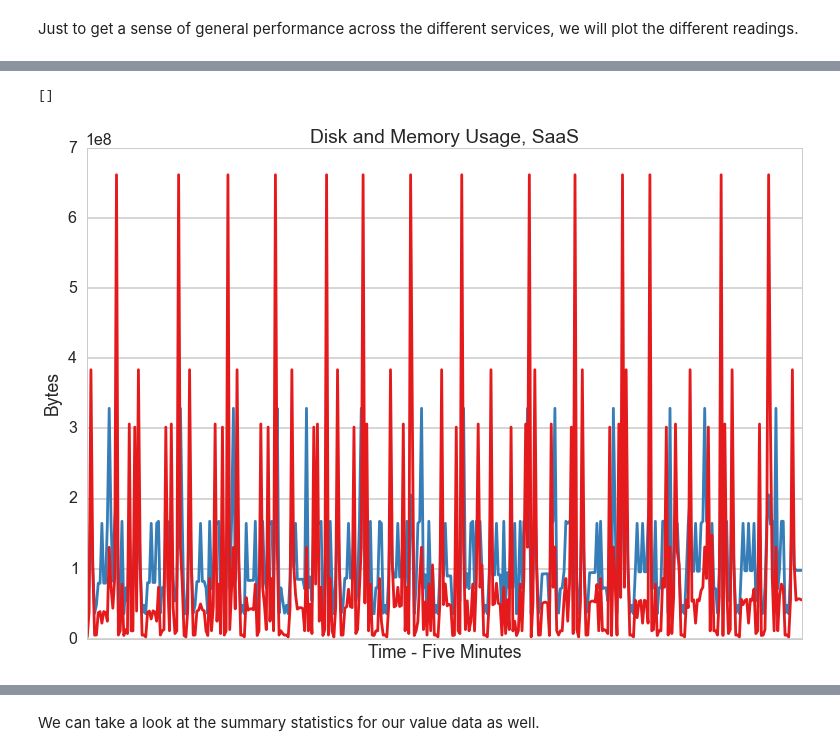
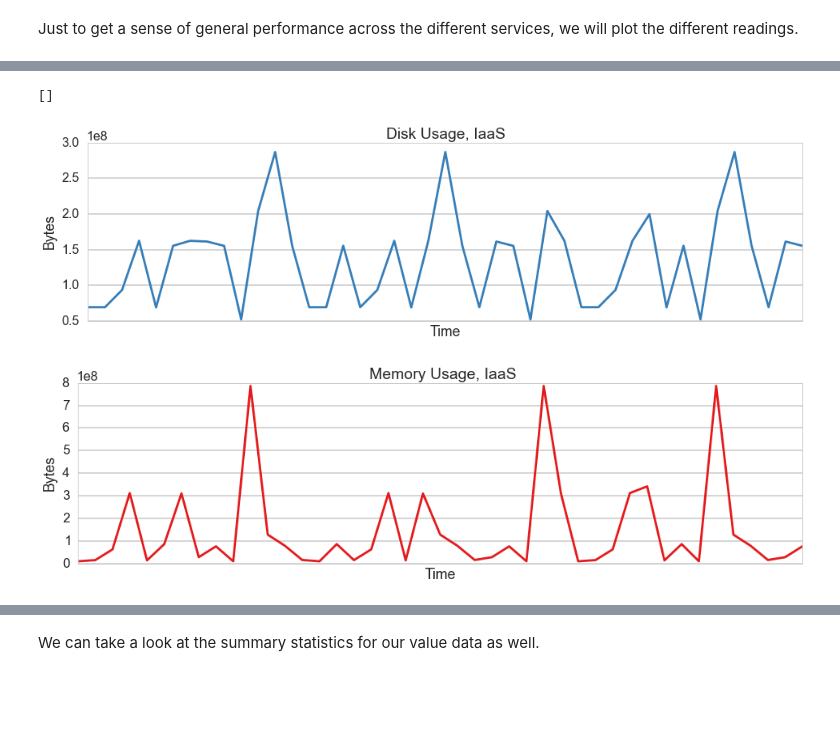
Before and after one commit to harvard-team-pivot/elastic-compute, a Jupyter notebook: elasticCompute.ipynb, the cells around one changed output, grey strips where cells are left out. Cells and saved outputs as stored; diff of their text form; code cells hidden in the pictures; blank space fills up the shorter version.

Commit message:
Changed some of the initial tsplots

```diff
--- a/elasticCompute.ipynb
+++ b/elasticCompute.ipynb
@@ -348,10 +318,17 @@ ax.get_xaxis().set_ticks([])
-# %%
-ax = sns.tsplot(large_container_SaaSDF.disk_bytes, color = "#377eb8")
-ax = sns.tsplot(large_container_SaaSDF.memory_bytes, color = "#e41a1c")
-ax.set_title("Disk and Memory Usage, SaaS")
-ax.set_ylabel("Bytes")
-ax.set_xlabel("Time - Five Minutes")
-ax.get_xaxis().set_ticks([])
-# %% [output]
-[]
-[figure, removed]
+# %%
+fig, axes1 = plt.subplots(nrows=1, ncols=1, figsize=(16, 4))
+fig, axes2 = plt.subplots(nrows=1, ncols=1, figsize=(16, 4))
+ax = sns.tsplot(container_IaaSDF.disk_bytes, color = "#377eb8", ax = axes1)
+ax.set_title("Disk Usage, IaaS")
+ax.set_ylabel("Bytes")
+ax.set_xlabel("Time")
+ax.get_xaxis().set_ticks([])
+ax1 = sns.tsplot(container_IaaSDF.memory_bytes, color = "#e41a1c", ax = axes2)
+ax1.set_title(" Memory Usage, IaaS")
+ax1.set_ylabel("Bytes")
+ax1.set_xlabel("Time")
+ax1.get_xaxis().set_ticks([])
+# %% [output]
+[]
+[figure, added]
+[figure, added]
```
Also changed, not shown: parts of 6 cells of this notebook.
